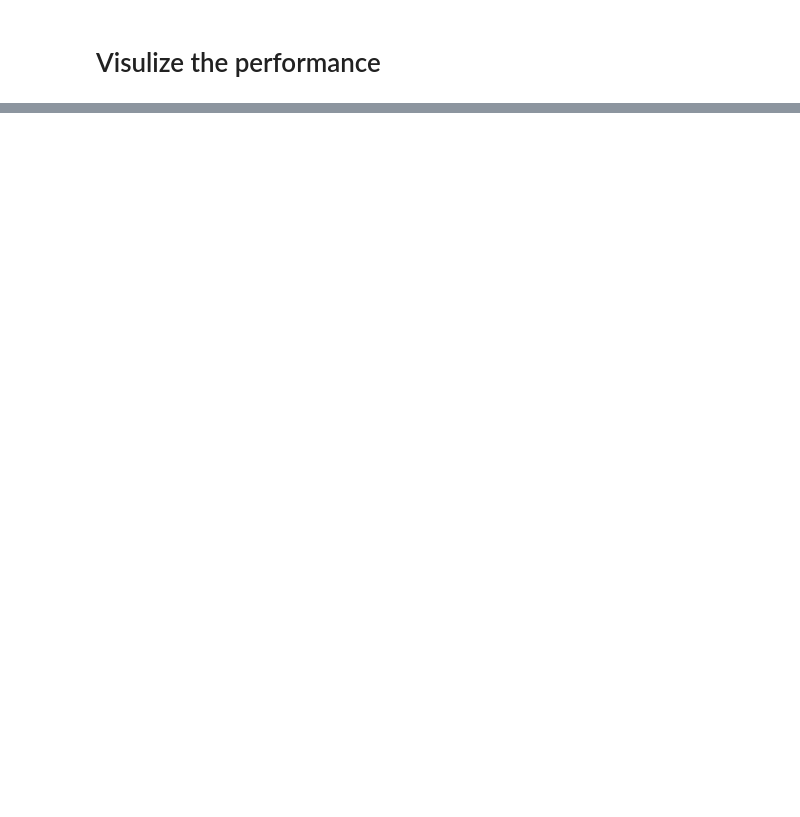
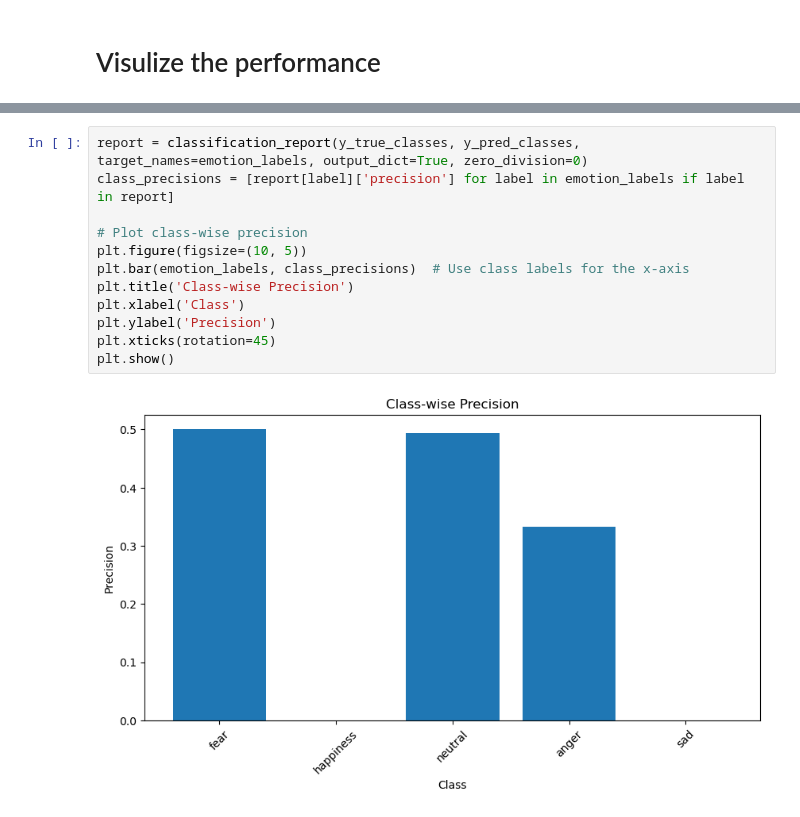
Before and after one commit to sajio1/facial_expressions, a Jupyter notebook: emotional_detection.ipynb, the cells around one changed output, grey strips where cells are left out. Drawn from its saved outputs; the diff is of its cells as text; blank space fills up the shorter version.

```diff
--- a/emotional_detection.ipynb
+++ b/emotional_detection.ipynb
@@ -146,0 +210,14 @@ Epoch 10/10
+# %%
+report = classification_report(y_true_classes, y_pred_classes, target_names=emotion_labels, output_dict=True, zero_division=0)
+class_precisions = [report[label]['precision'] for label in emotion_labels if label in report]
+
+# Plot class-wise precision
+plt.figure(figsize=(10, 5))
+plt.bar(emotion_labels, class_precisions)  # Use class labels for the x-axis
+plt.title('Class-wise Precision')
+plt.xlabel('Class')
+plt.ylabel('Precision')
+plt.xticks(rotation=45)
+plt.show()
+# %% [output]
+[figure, added]
```
Also changed, not shown: parts of 8 cells of this notebook.
